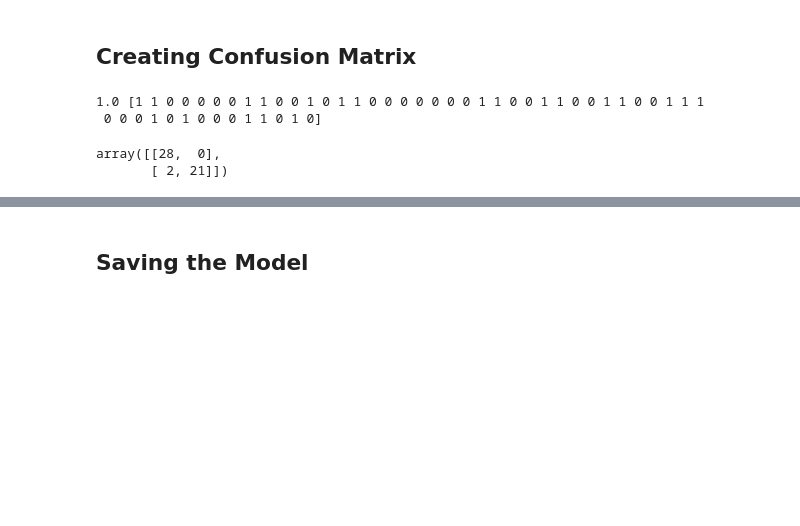
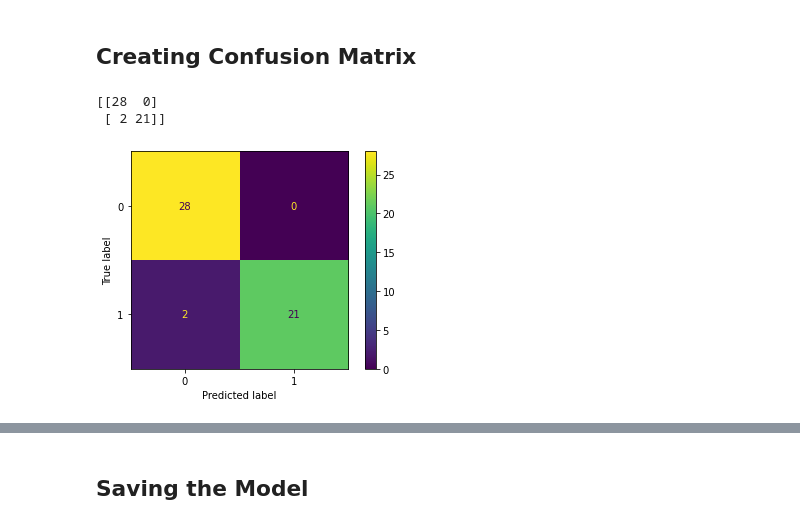
Before and after one commit to Pragyanand/divorce-prediction, a Jupyter notebook: Divorce Prediction.ipynb, the cells around one changed output, grey strips where cells are left out. Drawn from its saved outputs; the diff is of its cells as text; code cells hidden in the pictures; blank space fills up the shorter version.

```diff
--- a/Divorce Prediction.ipynb
+++ b/Divorce Prediction.ipynb
@@ -230,12 +321,14 @@ score on train: 0.9831932773109243
 # %%
 y_pred = rf.predict(X_test)
 score = rf.score(X_test, y_pred)
 
-print(score, y_pred)
 
-confusion_matrix(y_test, y_pred)
+print(confusion_matrix(y_test, y_pred))
+
+
+plot_confusion_matrix(rf, X_test, y_test)
+plt.show()
 # %% [output]
-1.0 [1 1 0 0 0 0 0 1 1 0 0 1 0 1 1 0 0 0 0 0 0 0 1 1 0 0 1 1 0 0 1 1 0 0 1 1 1
- 0 0 0 1 0 1 0 0 0 1 1 0 1 0]
+[[28  0]
+ [ 2 21]]
-array([[28,  0],
-       [ 2, 21]])
+[figure, added]
```
Also changed, not shown: parts of 32 cells of this notebook.
